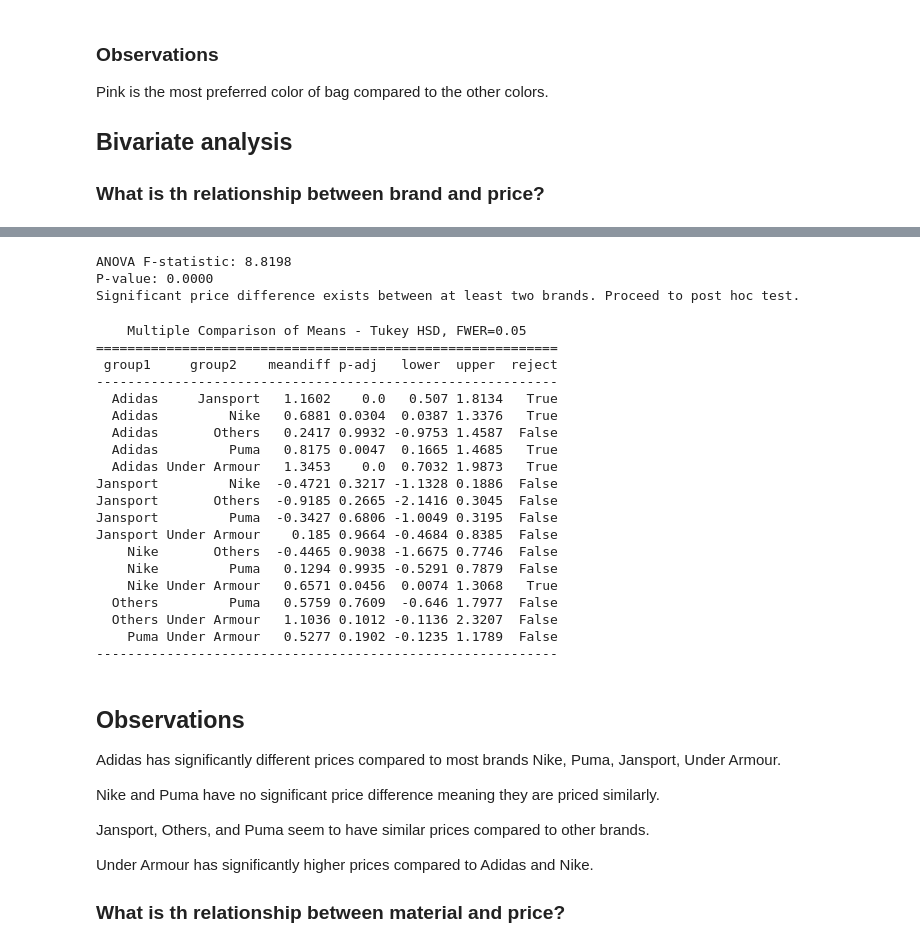
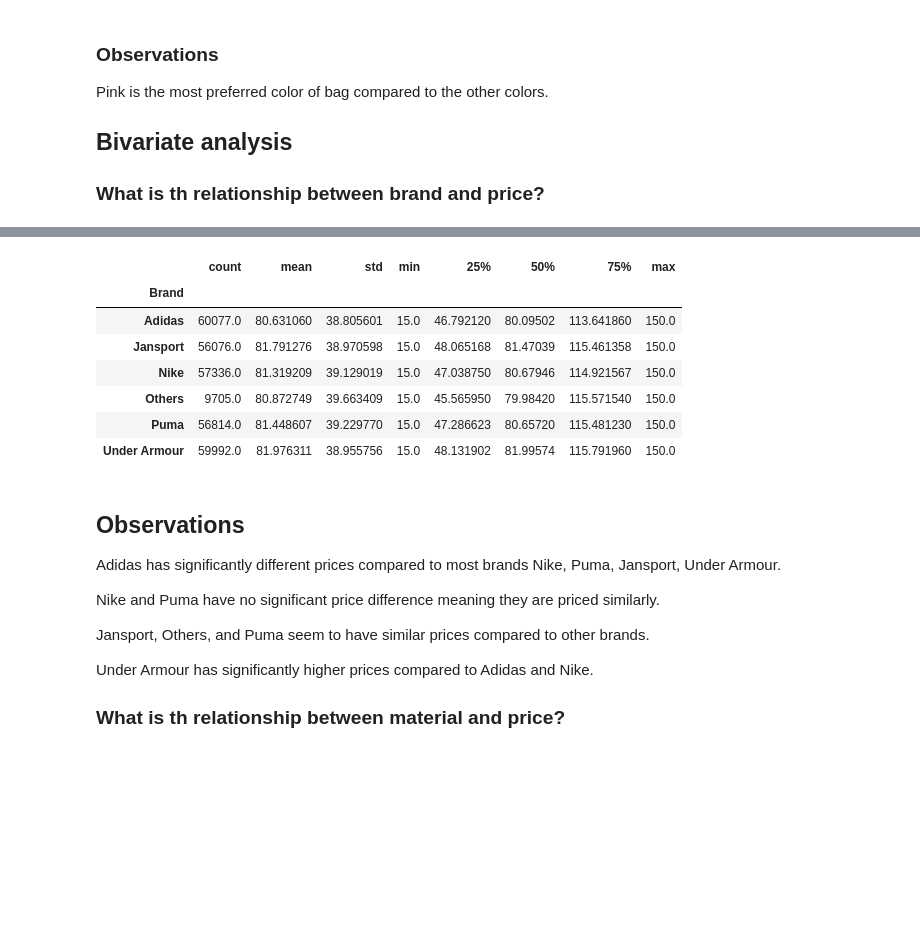
Before and after one commit to janejeshen/Backpack-Price-Prediction, a Jupyter notebook: student-bag-price-prediction.ipynb, the cells around one changed output, grey strips where cells are left out. Cells and saved outputs as stored; diff of their text form; code cells hidden in the pictures; blank space fills up the shorter version.

```diff
--- a/student-bag-price-prediction.ipynb
+++ b/student-bag-price-prediction.ipynb
@@ -604,51 +607,46 @@ plt.show()
+# %%
+train.groupby("Brand")["Price"].describe()
+# %% [output]
+|  | count | mean | std | min | 25% | 50% | 75% | max |
+| Brand |  |  |  |  |  |  |  |  |
+| Adidas | 60077.0 | 80.631060 | 38.805601 | 15.0 | 46.792120 | 80.09502 | 113.641860 | 150.0 |
+| Jansport | 56076.0 | 81.791276 | 38.970598 | 15.0 | 48.065168 | 81.47039 | 115.461358 | 150.0 |
+| Nike | 57336.0 | 81.319209 | 39.129019 | 15.0 | 47.038750 | 80.67946 | 114.921567 | 150.0 |
+| Others | 9705.0 | 80.872749 | 39.663409 | 15.0 | 45.565950 | 79.98420 | 115.571540 | 150.0 |
+| Puma | 56814.0 | 81.448607 | 39.229770 | 15.0 | 47.286623 | 80.65720 | 115.481230 | 150.0 |
+| Under Armour | 59992.0 | 81.976311 | 38.955756 | 15.0 | 48.131902 | 81.99574 | 115.791960 | 150.0 |
 # %%
-# Null Hypothesis - average price is the same across all brands
-# Alternative Hypothesis - At least one brand has a significantly different price compared to the others.
-# Grouping prices by brand
-brands = train["Brand"].unique()
-price_groups = [train[train["Brand"] == brand]["Price"] for brand in brands]
+# # Null Hypothesis - average price is the same across all brands
+# # Alternative Hypothesis - At least one brand has a significantly different price compared to the others.
+# # Grouping prices by brand
+# brands = train["Brand"].unique()
+# price_groups = [train[train["Brand"] == brand]["Price"] for brand in brands]
 
-# Performing ANOVA (statistical formula used to compare variances across the means of different groups)
-f_stat, p_value = stats.f_oneway(*price_groups)
+# # Performing ANOVA (statistical formula used to compare variances across the means of different groups)
+# f_stat, p_value = stats.f_oneway(*price_groups)
 
-print(f"ANOVA F-statistic: {f_stat:.4f}")
-print(f"P-value: {p_value:.4f}")
+# print(f"ANOVA F-statistic: {f_stat:.4f}")
+# print(f"P-value: {p_value:.4f}")
 
-if p_value < 0.05:
-    print("Significant price difference exists between at least two brands. Proceed to post hoc test.")
-else:
-    print("No significant price difference between brands.")
+# if p_value < 0.05:
+#     print("Significant price difference exists between at least two brands. Proceed to post hoc test.")
+# else:
+#     print("No significant price difference between brands.")
-# %% [output]
-ANOVA F-statistic: 8.8198
-P-value: 0.0000
-Significant price difference exists between at least two brands. Proceed to post hoc test.
 # %%
-# Performing Tukey's HSD test to show which brands have significantly different prices.
-tukey = pairwise_tukeyhsd(endog=train["Price"], groups=train["Brand"], alpha=0.05)
+# # Performing Tukey's HSD test to show which brands have significantly different prices.
+# tukey = pairwise_tukeyhsd(endog=train["Price"], groups=train["Brand"], alpha=0.05)
 
-# Print results
-print(tukey) # True rejects the null hypothesis
+# # Print results
+# print(tukey) # True rejects the null hypothesis
+
+# ## Observations
+# Adidas has significantly different prices compared to most brands Nike, Puma, Jansport, Under Armour.
+
+# Nike and Puma have no significant price difference meaning they are priced similarly.
+
+# Jansport, Others, and Puma seem to have similar prices compared to other brands.
+
+# Under Armour has significantly higher prices compared to Adidas and Nike.
-# %% [output]
-    Multiple Comparison of Means - Tukey HSD, FWER=0.05
-===========================================================
- group1     group2    meandiff p-adj   lower  upper  reject
------------------------------------------------------------
-  Adidas     Jansport   1.1602    0.0   0.507 1.8134   True
-  Adidas         Nike   0.6881 0.0304  0.0387 1.3376   True
-  Adidas       Others   0.2417 0.9932 -0.9753 1.4587  False
-  Adidas         Puma   0.8175 0.0047  0.1665 1.4685   True
-  Adidas Under Armour   1.3453    0.0  0.7032 1.9873   True
-Jansport         Nike  -0.4721 0.3217 -1.1328 0.1886  False
-Jansport       Others  -0.9185 0.2665 -2.1416 0.3045  False
-Jansport         Puma  -0.3427 0.6806 -1.0049 0.3195  False
-Jansport Under Armour    0.185 0.9664 -0.4684 0.8385  False
-    Nike       Others  -0.4465 0.9038 -1.6675 0.7746  False
-    Nike         Puma   0.1294 0.9935 -0.5291 0.7879  False
-    Nike Under Armour   0.6571 0.0456  0.0074 1.3068   True
-  Others         Puma   0.5759 0.7609  -0.646 1.7977  False
-  Others Under Armour   1.1036 0.1012 -0.1136 2.3207  False
-    Puma Under Armour   0.5277 0.1902 -0.1235 1.1789  False
------------------------------------------------------------
 # %% [markdown]
 ## Observations
 Adidas has significantly different prices compared to most brands Nike, Puma, Jansport, Under Armour.
```
Also changed, not shown: parts of 2 cells of this notebook.
